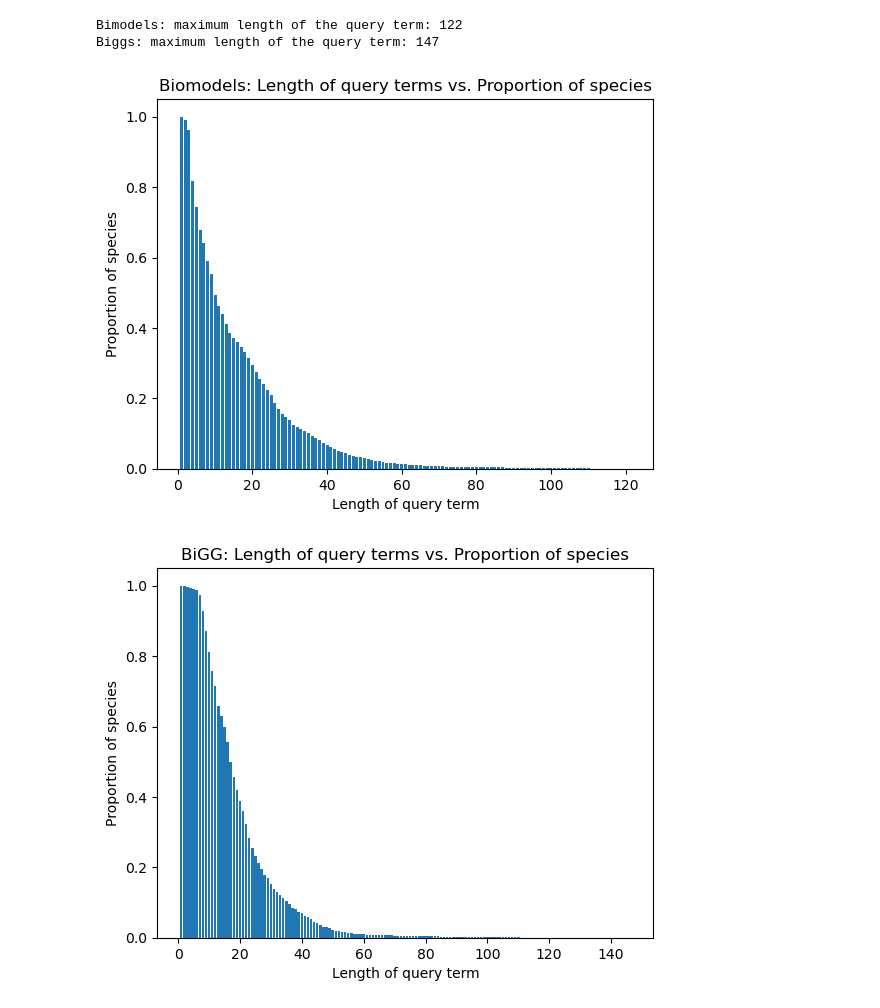
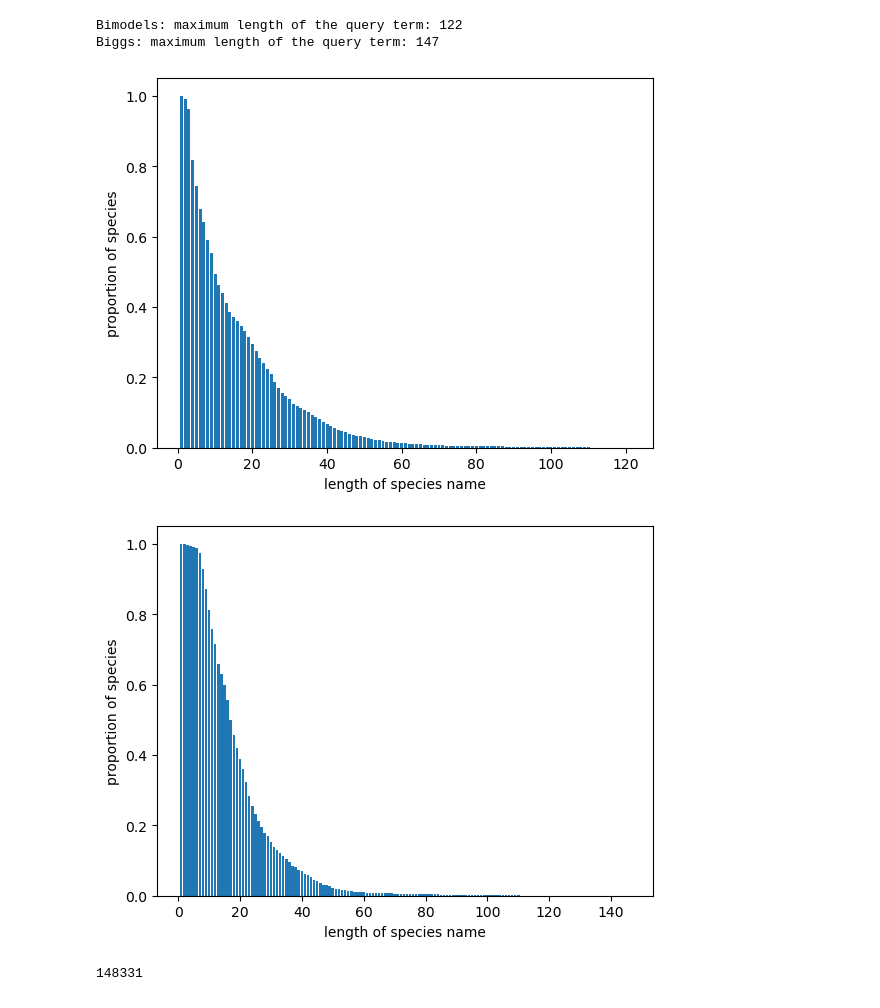
Before and after one commit to sys-bio/AMAS, a Jupyter notebook: notebooks/REF_namelength_distribution.ipynb, the cells around one changed output. Drawn from its saved outputs; the diff is of its cells as text; code cells hidden in the pictures.

Commit message:
creating new plots

```diff
--- a/notebooks/REF_namelength_distribution.ipynb
+++ b/notebooks/REF_namelength_distribution.ipynb
@@ -76,22 +76,22 @@ Biggs: maximum length of the query term: 147
 # %%
 xs = []
 ys = []
 total_elements = spec_biomd_df.shape[0]
 for one_len in range(1, np.max(spec_biomd_df['name_length'])):
   xs.append(one_len)
   ys.append(spec_biomd_df[spec_biomd_df['name_length']>=one_len].shape[0]/total_elements)
 
 plt.bar(xs, ys)
-plt.xlabel("Length of query term")
-plt.ylabel("Proportion of species")
-plt.title("Biomodels: Length of query terms vs. Proportion of species")
+plt.xlabel("length of species name")
+plt.ylabel("proportion of species")
+# plt.title("Biomodels: Length of query terms vs. Proportion of species")
 
 FIGURE_DIR = '/Users/woosubs/Desktop/AutomateAnnotation/AMAS_suppl/figure_files'
 TEMPFIG_DIR = os.path.join(FIGURE_DIR, 'temp')
-plt.savefig(os.path.join(TEMPFIG_DIR, 'barplot_biomd_dist_length_query.png'), dpi=300,
+plt.savefig(os.path.join(TEMPFIG_DIR, 'barplot_biomd_dist_length_species.png'), dpi=300,
             bbox_inches='tight', pad_inches=0.0)
 # %% [output]
-[figure, old version]
+[figure, new version]
 # %%
 xs = []
 ys = []
@@ -101,15 +101,19 @@ for one_len in range(1, np.max(spec_bigg_df['name_length'])):
   ys.append(spec_bigg_df[spec_bigg_df['name_length']>=one_len].shape[0]/total_elements)
 
 plt.bar(xs, ys)
-plt.xlabel("Length of query term")
-plt.ylabel("Proportion of species")
-plt.title("BiGG: Length of query terms vs. Proportion of species")
+plt.xlabel("length of species name")
+plt.ylabel("proportion of species")
+# plt.title("BiGG: Length of query terms vs. Proportion of species")
 
 FIGURE_DIR = '/Users/woosubs/Desktop/AutomateAnnotation/AMAS_suppl/figure_files'
 TEMPFIG_DIR = os.path.join(FIGURE_DIR, 'temp')
-plt.savefig(os.path.join(TEMPFIG_DIR, 'barplot_bigg_dist_length_query.png'), dpi=300,
+plt.savefig(os.path.join(TEMPFIG_DIR, 'barplot_bigg_dist_length_species.png'), dpi=300,
             bbox_inches='tight', pad_inches=0.0)
 # %% [output]
-[figure, old version]
+[figure, new version]
 # %%
 # Reactions?
+# %%
+len(cn.REF_CHEBI2FORMULA)
+# %% [output]
+148331
```
Also changed, not shown: 4 other files.
